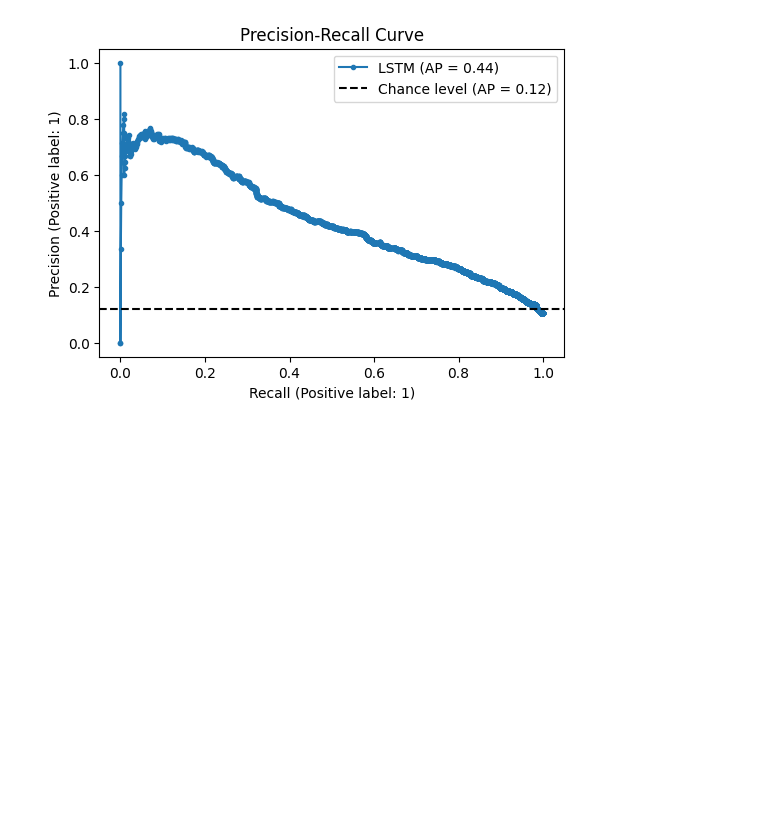
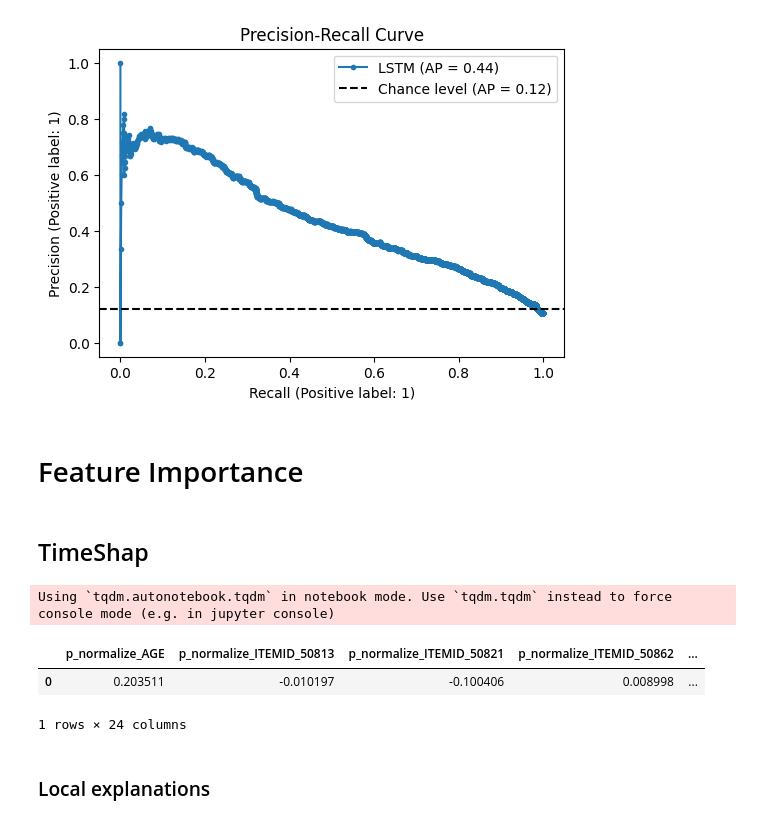
Before and after one commit to 23233408/CAPSTONE, a Jupyter notebook: 003b_LSTM_final.ipynb, the cells around one changed output. Saved outputs shown, nothing was run; the diff lists cells and outputs as text; code cells hidden in the pictures; blank space fills up the shorter version.

```diff
--- a/003b_LSTM_final.ipynb
+++ b/003b_LSTM_final.ipynb
@@ -197,6 +167,7 @@ def data_preparation(x_train, x_train_count, y_train_df,
 # %%
 split_df_dict = {}
 split_data_dict = {}
+split_norm_dict = {}
 
 for top in top_features:
     dfs_list = []
@@ -220,14 +191,14 @@ for top in top_features:
         x_val_df, x_val_count, y_val_df = create_data_df(df_data, x_val_df)
 
         # impute missing value and standardized data
-        x_train, x_test, x_val = preprocess_data(x_train_df, x_test_df, x_val_df)
+        x_train, x_test, x_val, x_train_norm, x_test_norm = impute_norm_data(x_train_df, x_test_df, x_val_df)
         x_train, y_train, x_test, y_test, x_val, y_val = data_preparation(
             x_train, x_train_count, y_train_df,
             x_test, x_test_count, y_test_df,
             x_val, x_val_count, y_val_df)
 
         # Store split dataframe
-        split_df_dict[(top, time)] = {'x_train_df': x_train_df, 'x_test_df': x_test_df, 'x_val_df': x_val_df, 'y_train_df': y_train_df, 'y_test_df': y_test_df, 'y_val_df': y_val_df}
+        split_df_dict[(top, time)] = {'x_train_df': x_train_df, 'x_test_df': x_test_df, 'x_val_df': x_val_df, 'y_train_df': y_train_df, 'y_test_df': y_test_df, 'y_val_df': y_val_df, 'x_train_norm': x_train_norm, 'x_test_norm': x_test_norm}
         # Store split data
         split_data_dict[(top, time)] = {'x_train': x_train, 'x_test': x_test, 'y_train': y_train, 'y_test': y_test, 'x_val': x_val, 'y_val': y_val}
 # %% [output]
@@ -429,4 +409,9 @@ x_train = split_data_dict[(top, time)]['x_train']
 y_train = split_data_dict[(top, time)]['y_train']
 x_test = split_data_dict[(top, time)]['x_test']
 y_test = split_data_dict[(top, time)]['y_test']
-me.print_results(trained_models[top][time], x_train, y_train, x_test, y_test)
+model = trained_models[top][time]
+
+x_train_df = split_df_dict[('top20', 't8')]['x_train_df']
+x_test_df = split_df_dict[('top20', 't8')]['x_test_df']
+x_train_norm = split_df_dict[('top20', 't8')]['x_train_norm']
+x_test_norm = split_df_dict[('top20', 't8')]['x_test_norm']
@@ -446,3 +433,26 @@ me.plot_precision_recall(trained_models[top][time], 'LSTM', x_test, y_test)
 # %% [output]
 Average Precision (AP): 0.4400
 [figure]
+# %% [markdown]
+# Feature Importance
+# %% [markdown]
+## TimeShap
+# %%
+f = lambda x: model.predict(x)[:, 1]
+raw_model_features = x_train_df.columns
+model_features = [f"p_normalize_{x}" for x in np.delete(raw_model_features, [0,1,3,4, 5, -1])]
+model_features.append(f"p_normalize_{raw_model_features[3]}")
+# %%
+d_train_normalized = pd.concat([x_train_df, pd.DataFrame(x_train_norm, columns=model_features)], axis=1)
+d_test_normalized = pd.concat([x_test_df, pd.DataFrame(x_test_norm, columns=model_features)], axis=1)
+# %%
+from timeshap.utils import calc_avg_event
+average_event = calc_avg_event(d_train_normalized, numerical_feats=model_features, categorical_feats=[])
+average_event
+# %% [output]
+Using `tqdm.autonotebook.tqdm` in notebook mode. Use `tqdm.tqdm` instead to force console mode (e.g. in jupyter console)
+|  | p_normalize_AGE | p_normalize_ITEMID_50813 | p_normalize_ITEMID_50821 | p_normalize_ITEMID_50862 | ... |
+| 0 | 0.203511 | -0.010197 | -0.100406 | 0.008998 | ... |
+1 rows × 24 columns
+# %% [markdown]
+### Local explanations
```
Also changed, not shown: parts of 38 cells of this notebook, 1 other file.
